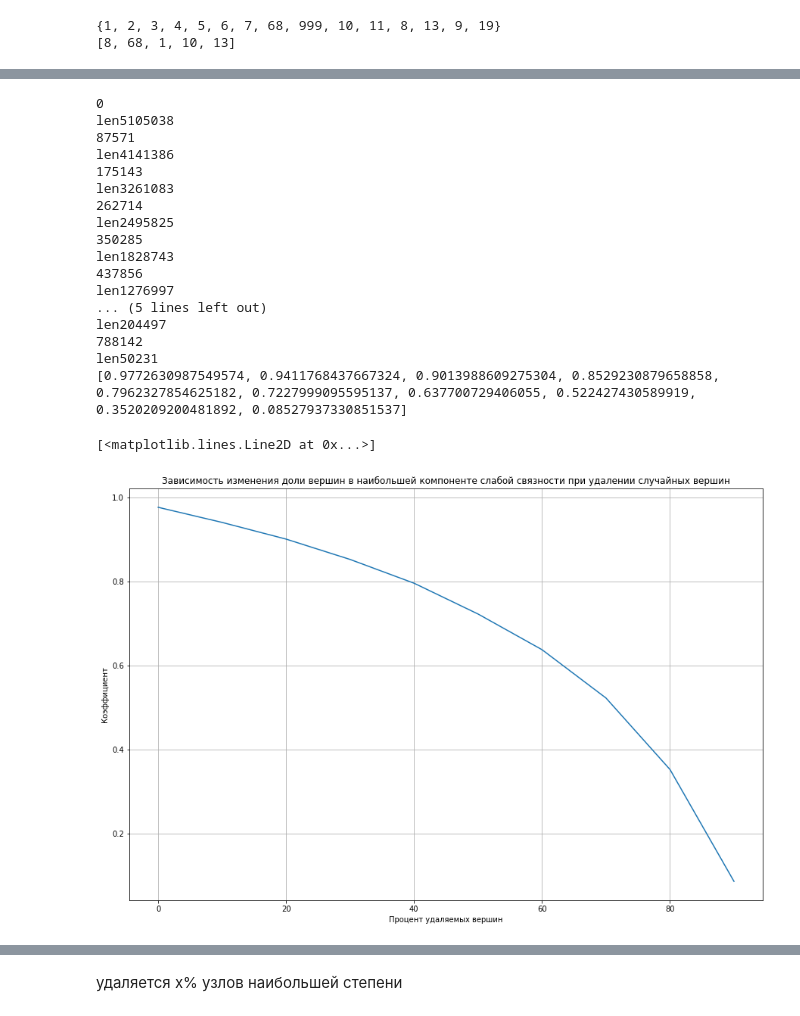
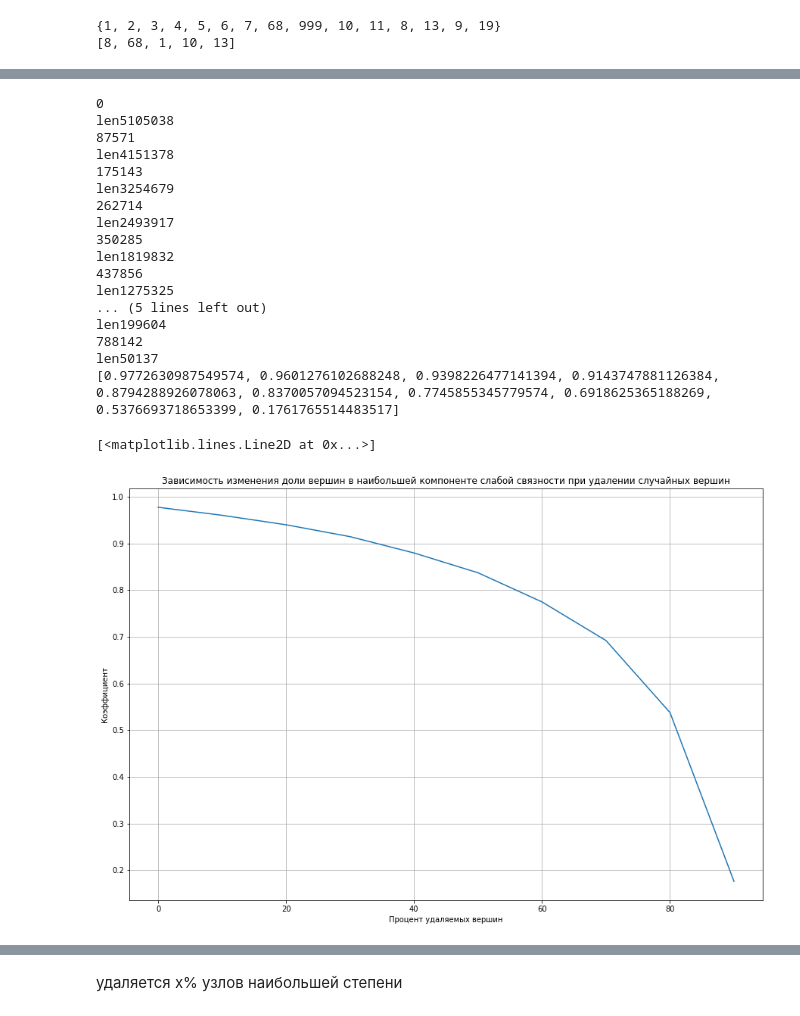
Before and after one commit to imalinowski/FiniteGraphs, a Jupyter notebook: graphs.ipynb, the cells around one changed output, grey strips where cells are left out. Drawn from its saved outputs; the diff is of its cells as text; code cells hidden in the pictures.

```diff
--- a/graphs.ipynb
+++ b/graphs.ipynb
@@ -671,22 +621,25 @@ max_component_test_after_delete = set(max_component_test) - set(nodes_to_delete_
 {1, 2, 3, 4, 5, 6, 7, 68, 999, 10, 11, 8, 13, 9, 19}
 [8, 68, 1, 10, 13]
 # %%
-# node_numbers_to_delete = [2, 4, 8, 16, 32, 64, 78 ,128, 200 ,256, 315, 450, 512, 600, 712, 827, 901, 1024, 1500, 2048, 3000, 3500, 4096, 5000, 6000, 7000, 8182, 9000, 10000, 16364]
-
 nodes_astro = set([*df_astro["u"].unique(), *df_astro["v"].unique()])
 nodes_astro_len = len(nodes_astro)
 node_proportions = []
 for i in range(0,100, 10):
     number = round(nodes_astro_len*i*0.01)
-    print(number)
     nodes_to_delete_astro = random.sample(list(nodes_astro), k=number)
 
-    graph_edges_astro_after_delete = [edge for edge in df_astro.values if edge[0] not in nodes_to_delete_astro and edge[1] not in nodes_to_delete_astro]
+    nodes_to_delete_astro_df = pd.DataFrame(nodes_to_delete_astro)
+    df_astro_after_delete = df_astro[~df_astro.u.isin(nodes_to_delete_astro)]
+    df_astro_after_delete = df_astro_after_delete[~df_astro_after_delete.v.isin(nodes_to_delete_astro)]
+    graph_edges_astro_after_delete = [edge for edge in df_astro_after_delete.values]
+
+    left = len(set([*df_astro_after_delete["u"].unique(), *df_astro_after_delete["v"].unique()]))
+
     graph_components_astro_after_delete = find_components(graph_edges_astro_after_delete)
     new_max_component_astro = max(graph_components_astro_after_delete, key=lambda i: len(i))
+    proportion = len(set(new_max_component_astro) - set(nodes_to_delete_astro))/(left)
+    node_proportions.append(proportion)
 
-    proportion = len(set(new_max_component_astro) - set(nodes_to_delete_astro))/(nodes_astro_len-number)
-    node_proportions.append(proportion)
 
 print(node_proportions)
 plt.figure(figsize=(15, 10))
@@ -694,6 +647,6 @@ plt.title("Зависимость изменения доли вершин в н
 plt.xlabel("Процент удаляемых вершин")
 plt.ylabel("Коэффициент")
 plt.grid()
-node_numbers_to_delete = [i for i in range(100)]
+node_numbers_to_delete = [i for i in range(0,100,10)]
 plt.plot(node_numbers_to_delete, node_proportions)
 # %% [output]
@@ -726,5 +669,4 @@ plt.plot(node_numbers_to_delete, node_proportions)
 # %%
-# node_numbers_to_delete = [2, 4, 8, 16, 32, 64, 78 ,128, 200 ,256, 315, 450, 512, 600, 712, 827, 901, 1024, 1500, 2048, 3000, 3500, 4096, 5000, 6000, 7000, 8182, 9000, 10000, 16364, 20000, 30000, 40000, 50000, 70000, 90000, 100000, 150000, 200000, 300000, 400000, 500000]
 nodes_google = set([*df_google["u"].unique(), *df_google["v"].unique()])
 nodes_google_len = len(nodes_google)
 node_proportions_google = []
@@ -732,47 +674,46 @@ node_proportions_google = []
 
 for i in range(0,100, 10):
     number = round(nodes_google_len*i*0.01)
-    print(number)
+
     nodes_to_delete_google = random.sample(list(nodes_google), k=number)
     nodes_to_delete_google_df = pd.DataFrame(nodes_to_delete_google)
     df_google_after_delete = df_google[~df_google.u.isin(nodes_to_delete_google)]
     df_google_after_delete = df_google_after_delete[~df_google_after_delete.v.isin(nodes_to_delete_google)]
     graph_edges_google_after_delete = [edge for edge in df_google_after_delete.values]
     graph_edges_google_after_delete.pop(0)
-    print(f'len{len(graph_edges_google_after_delete)}')
-
+    left = len(set([*df_google_after_delete["u"].unique(), *df_google_after_delete["v"].unique()]))
     graph_components_google_after_delete = find_components(graph_edges_google_after_delete)
     new_max_component_google = max(graph_components_google_after_delete, key=lambda i: len(i))
 
-    proportion = len(set(new_max_component_google))/(nodes_google_len-number)
+    proportion = len(set(new_max_component_google))/(left)
     node_proportions_google.append(proportion)
 
 print(node_proportions_google)
 plt.figure(figsize=(15, 10))
 plt.title("Зависимость изменения доли вершин в наибольшей компоненте слабой связности при удалении случайных вершин")
 plt.xlabel("Процент удаляемых вершин")
 plt.ylabel("Коэффициент")
 plt.grid()
 node_numbers_to_delete = [i for i in range(0,100,10)]
 plt.plot(node_numbers_to_delete, node_proportions_google)
 # %% [output]
 0
 len5105038
 87571
-len4141386
+len4151378
 175143
-len3261083
+len3254679
 262714
-len2495825
+len2493917
 350285
-len1828743
+len1819832
 437856
-len1276997
+len1275325
 ... (5 lines left out)
-len204497
+len199604
 788142
-len50231
-[0.9772630987549574, 0.9411768437667324, 0.9013988609275304, 0.8529230879658858, 0.7962327854625182, 0.7227999095595137, 0.637700729406055, 0.522427430589919, 0.3520209200481892, 0.08527937330851537]
+len50137
+[0.9772630987549574, 0.9601276102688248, 0.9398226477141394, 0.9143747881126384, 0.8794288926078063, 0.8370057094523154, 0.7745855345779574, 0.6918625365188269, 0.5376693718653399, 0.1761765514483517]
 [<matplotlib.lines.Line2D at 0x...>]
-[figure, old version]
+[figure, new version]
 # %%
```
Also changed, not shown: parts of 41 cells of this notebook.
